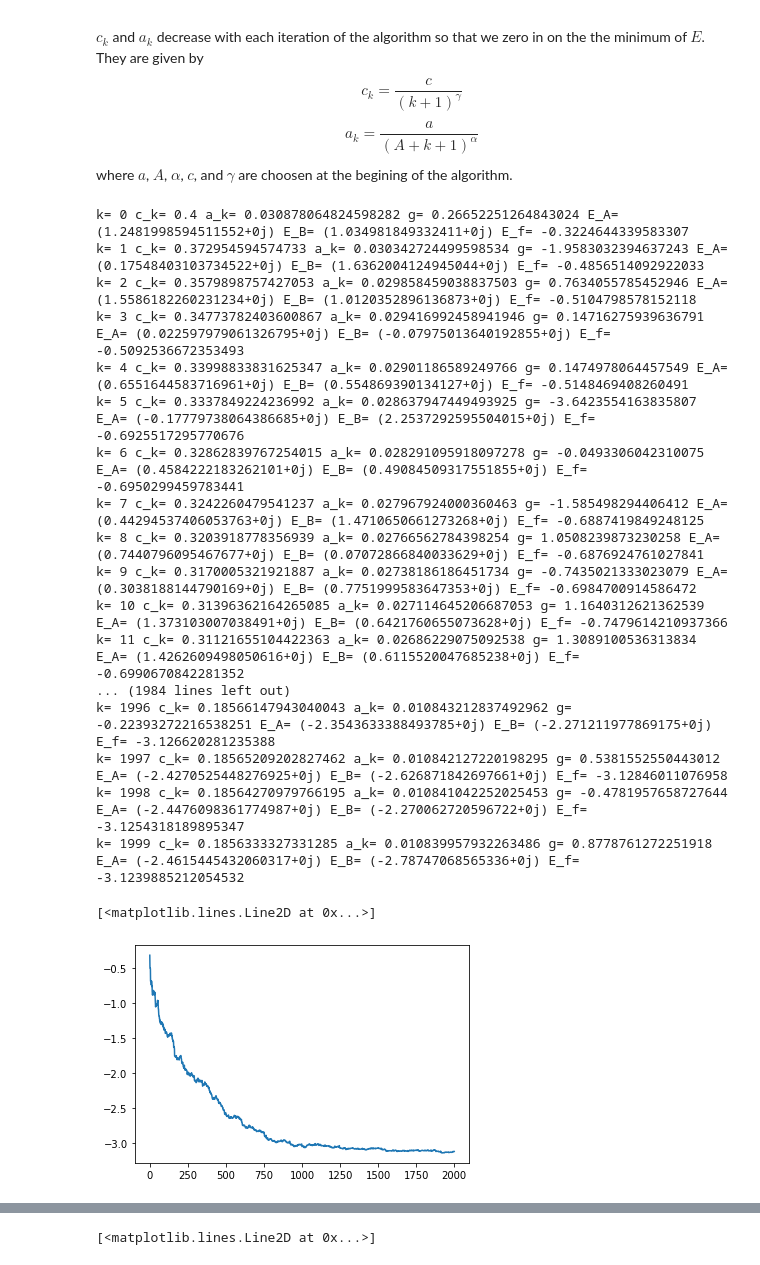
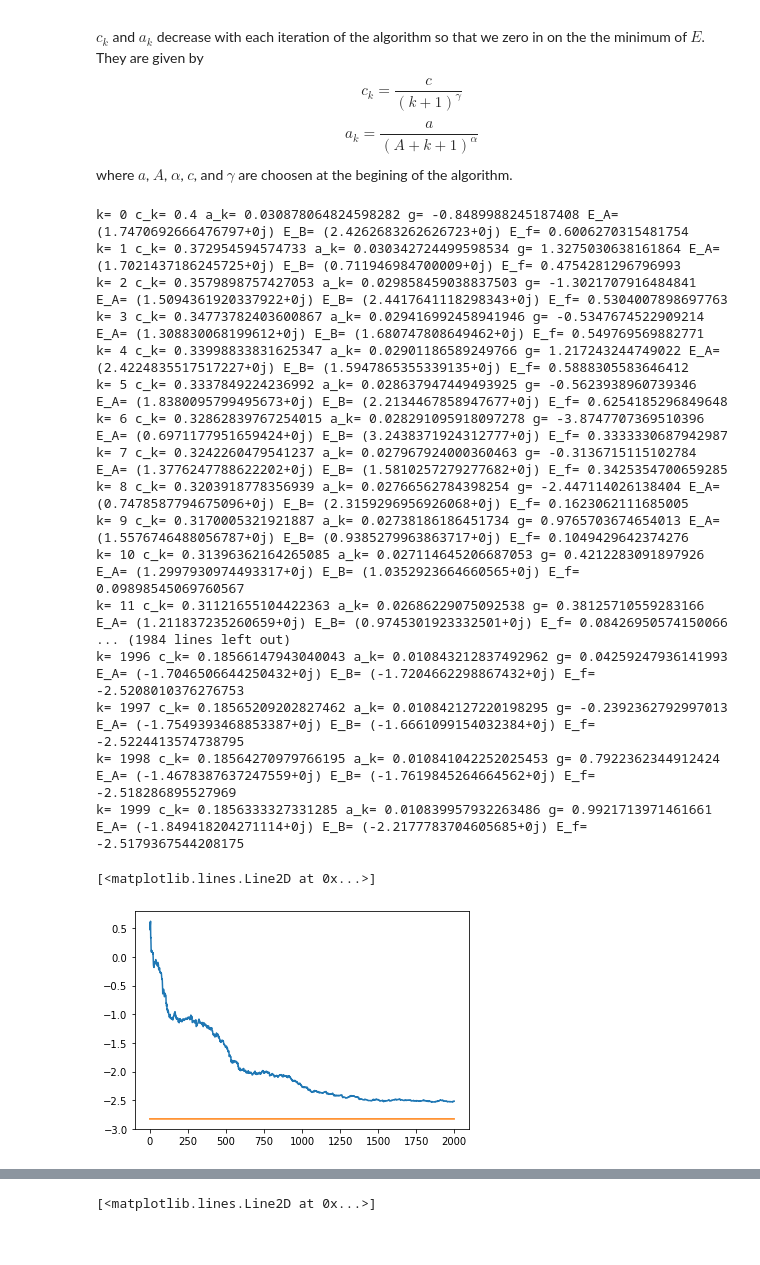
Before and after one commit to immoth/Hubbard_summetries, a Jupyter notebook: VQE/VQE_2.0.ipynb, the cells around one changed output, grey strips where cells are left out. Drawn from its saved outputs; the diff is of its cells as text; code cells hidden in the pictures.

```diff
--- a/VQE/VQE_2.0.ipynb
+++ b/VQE/VQE_2.0.ipynb
@@ -28,3 +24,11 @@ H = np.load('Hamiltonian_Example.npy')
+# %%
+import numpy as np
+
+#H = np.load('Hamiltonian_Example.npy')
+# I have -2.0 < u 2.0 in steps of 0.1
+u=2.0
+t=-1
+H = np.load('H_mu_'+str(u)+"_t_"+str(t)+'.npy')
 # %%
 e,y = np.linalg.eig(H)
 
@@ -688,33 +692,36 @@ def SPSA(k_max,method = 'simple',hold = False):
 # %%
 out = SPSA(2000,method = 'simple',hold = True)
 # %% [output]
-k= 0 c_k= 0.4 a_k= 0.030878064824598282 g= 0.26652251264843024 E_A= (1.2481998594511552+0j) E_B= (1.034981849332411+0j) E_f= -0.3224644339583307
-k= 1 c_k= 0.372954594574733 a_k= 0.030342724499598534 g= -1.9583032394637243 E_A= (0.17548403103734522+0j) E_B= (1.6362004124945044+0j) E_f= -0.4856514092922033
-k= 2 c_k= 0.3579898757427053 a_k= 0.029858459038837503 g= 0.7634055785452946 E_A= (1.5586182260231234+0j) E_B= (1.0120352896136873+0j) E_f= -0.5104798578152118
-k= 3 c_k= 0.34773782403600867 a_k= 0.029416992458941946 g= 0.14716275939636791 E_A= (0.022597979061326795+0j) E_B= (-0.07975013640192855+0j) E_f= -0.5092536672353493
-k= 4 c_k= 0.33998833831625347 a_k= 0.02901186589249766 g= 0.1474978064457549 E_A= (0.6551644583716961+0j) E_B= (0.554869390134127+0j) E_f= -0.5148469408260491
-k= 5 c_k= 0.3337849224236992 a_k= 0.028637947449493925 g= -3.6423554163835807 E_A= (-0.17779738064386685+0j) E_B= (2.2537292595504015+0j) E_f= -0.6925517295770676
-k= 6 c_k= 0.32862839767254015 a_k= 0.028291095918097278 g= -0.0493306042310075 E_A= (0.4584222183262101+0j) E_B= (0.49084509317551855+0j) E_f= -0.6950299459783441
-k= 7 c_k= 0.3242260479541237 a_k= 0.027967924000360463 g= -1.585498294406412 E_A= (0.44294537406053763+0j) E_B= (1.4710650661273268+0j) E_f= -0.6887419849248125
-k= 8 c_k= 0.3203918778356939 a_k= 0.02766562784398254 g= 1.0508239873230258 E_A= (0.7440796095467677+0j) E_B= (0.07072866840033629+0j) E_f= -0.6876924761027841
-k= 9 c_k= 0.3170005321921887 a_k= 0.02738186186451734 g= -0.7435021333023079 E_A= (0.3038188144790169+0j) E_B= (0.7751999583647353+0j) E_f= -0.6984700914586472
-k= 10 c_k= 0.31396362164265085 a_k= 0.027114645206687053 g= 1.1640312621362539 E_A= (1.373103007038491+0j) E_B= (0.6421760655073628+0j) E_f= -0.7479614210937366
-k= 11 c_k= 0.31121655104422363 a_k= 0.02686229075092538 g= 1.3089100536313834 E_A= (1.4262609498050616+0j) E_B= (0.6115520047685238+0j) E_f= -0.6990670842281352
+k= 0 c_k= 0.4 a_k= 0.030878064824598282 g= -0.8489988245187408 E_A= (1.7470692666476797+0j) E_B= (2.4262683262626723+0j) E_f= 0.6006270315481754
+k= 1 c_k= 0.372954594574733 a_k= 0.030342724499598534 g= 1.3275030638161864 E_A= (1.7021437186245725+0j) E_B= (0.711946984700009+0j) E_f= 0.4754281296796993
+k= 2 c_k= 0.3579898757427053 a_k= 0.029858459038837503 g= -1.3021707916484841 E_A= (1.5094361920337922+0j) E_B= (2.4417641118298343+0j) E_f= 0.5304007898697763
+k= 3 c_k= 0.34773782403600867 a_k= 0.029416992458941946 g= -0.5347674522909214 E_A= (1.308830068199612+0j) E_B= (1.680747808649462+0j) E_f= 0.549769569882771
+k= 4 c_k= 0.33998833831625347 a_k= 0.02901186589249766 g= 1.217243244749022 E_A= (2.4224835517517227+0j) E_B= (1.5947865355339135+0j) E_f= 0.5888305583646412
+k= 5 c_k= 0.3337849224236992 a_k= 0.028637947449493925 g= -0.5623938960739346 E_A= (1.8380095799495673+0j) E_B= (2.2134467858947677+0j) E_f= 0.6254185296849648
+k= 6 c_k= 0.32862839767254015 a_k= 0.028291095918097278 g= -3.8747707369510396 E_A= (0.6971177951659424+0j) E_B= (3.2438371924312777+0j) E_f= 0.3333330687942987
+k= 7 c_k= 0.3242260479541237 a_k= 0.027967924000360463 g= -0.3136715115102784 E_A= (1.3776247788622202+0j) E_B= (1.5810257279277682+0j) E_f= 0.3425354700659285
+k= 8 c_k= 0.3203918778356939 a_k= 0.02766562784398254 g= -2.447114026138404 E_A= (0.7478587794675096+0j) E_B= (2.3159296956926068+0j) E_f= 0.1623062111685005
+k= 9 c_k= 0.3170005321921887 a_k= 0.02738186186451734 g= 0.9765703674654013 E_A= (1.5576746488056787+0j) E_B= (0.9385279963863717+0j) E_f= 0.1049429642374276
+k= 10 c_k= 0.31396362164265085 a_k= 0.027114645206687053 g= 0.4212283091897926 E_A= (1.2997930974493317+0j) E_B= (1.0352923664660565+0j) E_f= 0.09898545069760567
+k= 11 c_k= 0.31121655104422363 a_k= 0.02686229075092538 g= 0.38125710559283166 E_A= (1.211837235260659+0j) E_B= (0.9745301923332501+0j) E_f= 0.08426950574150066
 ... (1984 lines left out)
-k= 1996 c_k= 0.18566147943040043 a_k= 0.010843212837492962 g= -0.22393272216538251 E_A= (-2.3543633388493785+0j) E_B= (-2.271211977869175+0j) E_f= -3.126620281235388
-k= 1997 c_k= 0.18565209202827462 a_k= 0.010842127220198295 g= 0.5381552550443012 E_A= (-2.4270525448276925+0j) E_B= (-2.626871842697661+0j) E_f= -3.12846011076958
-k= 1998 c_k= 0.18564270979766195 a_k= 0.010841042252025453 g= -0.4781957658727644 E_A= (-2.4476098361774987+0j) E_B= (-2.270062720596722+0j) E_f= -3.1254318189895347
-k= 1999 c_k= 0.1856333327331285 a_k= 0.010839957932263486 g= 0.8778761272251918 E_A= (-2.4615445432060317+0j) E_B= (-2.78747068565336+0j) E_f= -3.1239885212054532
+k= 1996 c_k= 0.18566147943040043 a_k= 0.010843212837492962 g= 0.04259247936141993 E_A= (-1.7046506644250432+0j) E_B= (-1.7204662298867432+0j) E_f= -2.5208010376276753
+k= 1997 c_k= 0.18565209202827462 a_k= 0.010842127220198295 g= -0.2392362792997013 E_A= (-1.7549393468853387+0j) E_B= (-1.6661099154032384+0j) E_f= -2.5224413574738795
+k= 1998 c_k= 0.18564270979766195 a_k= 0.010841042252025453 g= 0.7922362344912424 E_A= (-1.4678387637247559+0j) E_B= (-1.7619845264664562+0j) E_f= -2.518286895527969
+k= 1999 c_k= 0.1856333327331285 a_k= 0.010839957932263486 g= 0.9921713971461661 E_A= (-1.849418204271114+0j) E_B= (-2.2177783704605685+0j) E_f= -2.5179367544208175
 # %%
 import matplotlib.pyplot as plt
+
+E0 = [np.sort(e)[0] for i in range(len(out))]
 
 El = [out[i]['E'] for i in range(len(out))]
 tl = [i for i in range(len(El))]
 
 plt.plot(tl,El)
+plt.plot(tl,E0)
 # %% [output]
 [<matplotlib.lines.Line2D at 0x...>]
-[figure, old version]
+[figure, new version]
 # %%
 import pickle
 
```
Also changed, not shown: parts of 19 cells of this notebook, 47 other files.
